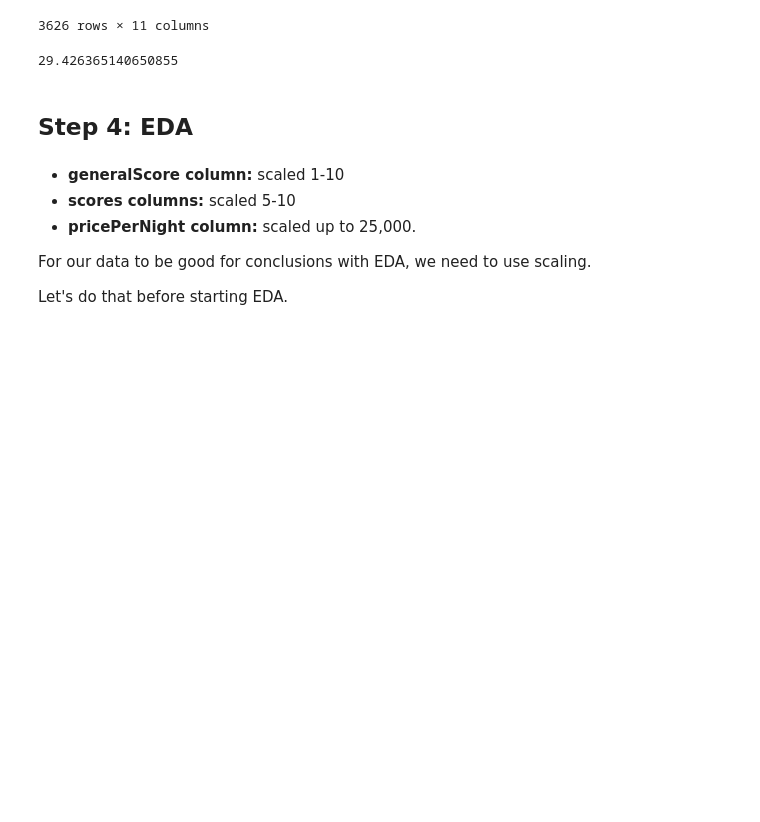
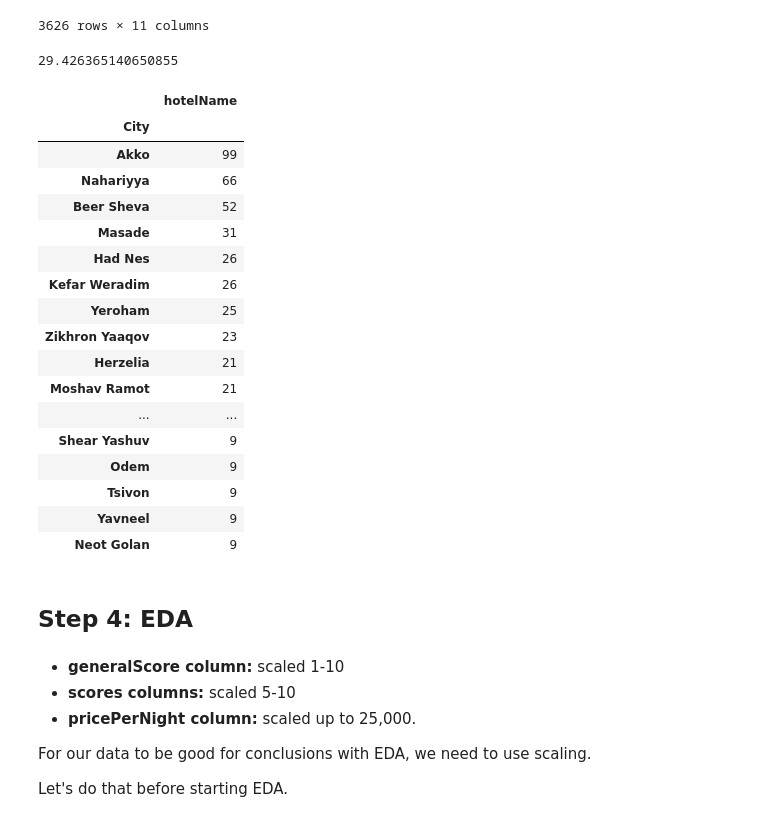
Before and after one commit to yarin-cohen02/dataScienceProject, a Jupyter notebook: project.ipynb, the cells around one changed output. Saved outputs shown, nothing was run; the diff lists cells and outputs as text; code cells hidden in the pictures; blank space fills up the shorter version.

Commit message:
preview problematic cities

```diff
--- a/project.ipynb
+++ b/project.ipynb
@@ -687,6 +688,31 @@ convertToNum(df,["distanceTlv"])
 df["distanceTlv"].isna().sum() / len(df["distanceTlv"]) * 100
 # %% [output]
 29.426365140650855
+# %%
+# Checking problematic cities:
+
+problematicDf = df[pd.isna(df["distanceTlv"])]
+
+pd.pivot_table(problematicDf, values="hotelName", index="City", aggfunc="count").sort_values("hotelName", ascending=False).head(30)
+# %% [output]
+|  | hotelName |
+| City |  |
+| Akko | 99 |
+| Nahariyya | 66 |
+| Beer Sheva | 52 |
+| Masade | 31 |
+| Had Nes | 26 |
+| Kefar Weradim | 26 |
+| Yeroham | 25 |
+| Zikhron Yaaqov | 23 |
+| Herzelia | 21 |
+| Moshav Ramot | 21 |
+| ... | ... |
+| Shear Yashuv | 9 |
+| Odem | 9 |
+| Tsivon | 9 |
+| Yavneel | 9 |
+| Neot Golan | 9 |
 # %%
 # Export data set to csv:
 df.to_csv("Data/4-dataAPI.csv", index=False)
```
Also changed, not shown: parts of 1 cell of this notebook.
